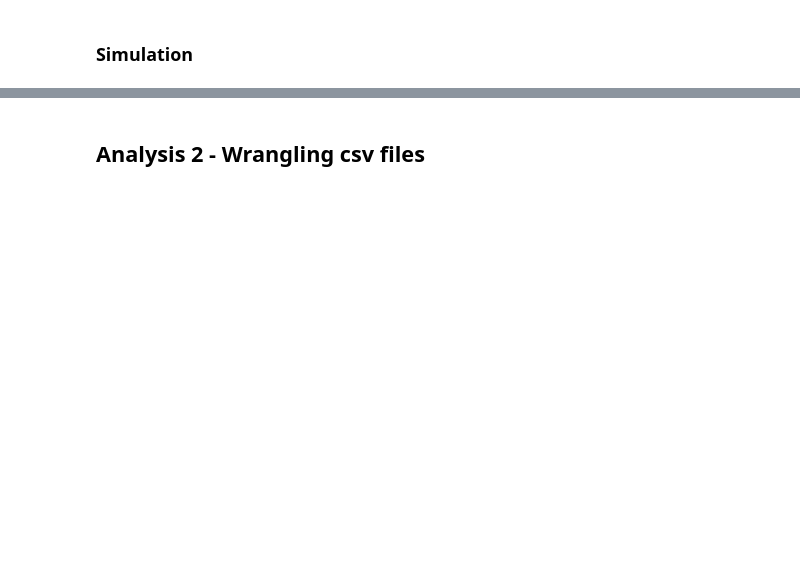
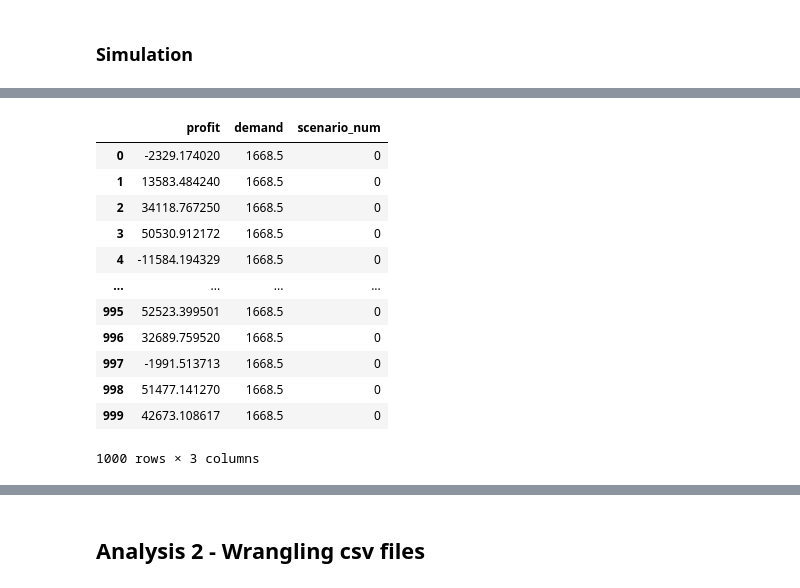
Before and after one commit to dimasmoosa/mis6900_hw2, a Jupyter notebook: hw2_dmoosa.ipynb, the cells around one changed output, grey strips where cells are left out. Saved outputs shown, nothing was run; the diff lists cells and outputs as text; code cells hidden in the pictures; blank space fills up the shorter version.

```diff
--- a/hw2_dmoosa.ipynb
+++ b/hw2_dmoosa.ipynb
@@ -247,0 +340,17 @@ Now it makes sense why `goal_seek`, in the way that it's currently implemented,
+# %%
+sim_results_df = get_sim_results_df(sim_results)
+sim_results_df
+# %% [output]
+|  | profit | demand | scenario_num |
+| 0 | -2329.174020 | 1668.5 | 0 |
+| 1 | 13583.484240 | 1668.5 | 0 |
+| 2 | 34118.767250 | 1668.5 | 0 |
+| 3 | 50530.912172 | 1668.5 | 0 |
+| 4 | -11584.194329 | 1668.5 | 0 |
+| ... | ... | ... | ... |
+| 995 | 52523.399501 | 1668.5 | 0 |
+| 996 | 32689.759520 | 1668.5 | 0 |
+| 997 | -1991.513713 | 1668.5 | 0 |
+| 998 | 51477.141270 | 1668.5 | 0 |
+| 999 | 42673.108617 | 1668.5 | 0 |
+1000 rows × 3 columns
```
Also changed, not shown: parts of 33 cells of this notebook.
